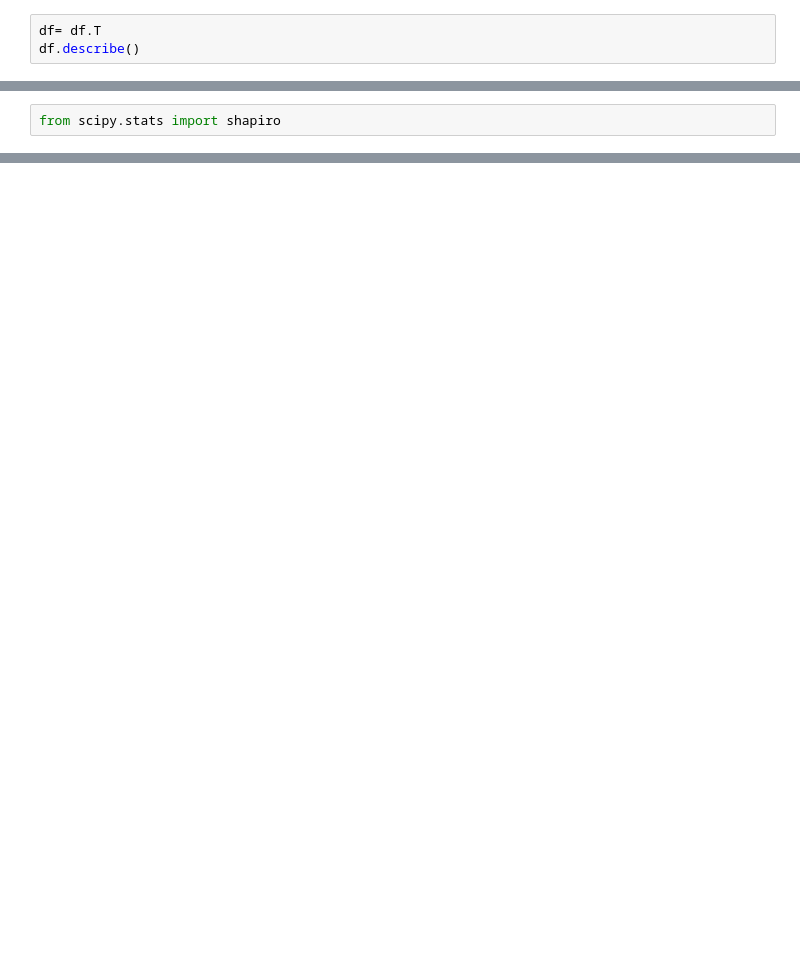
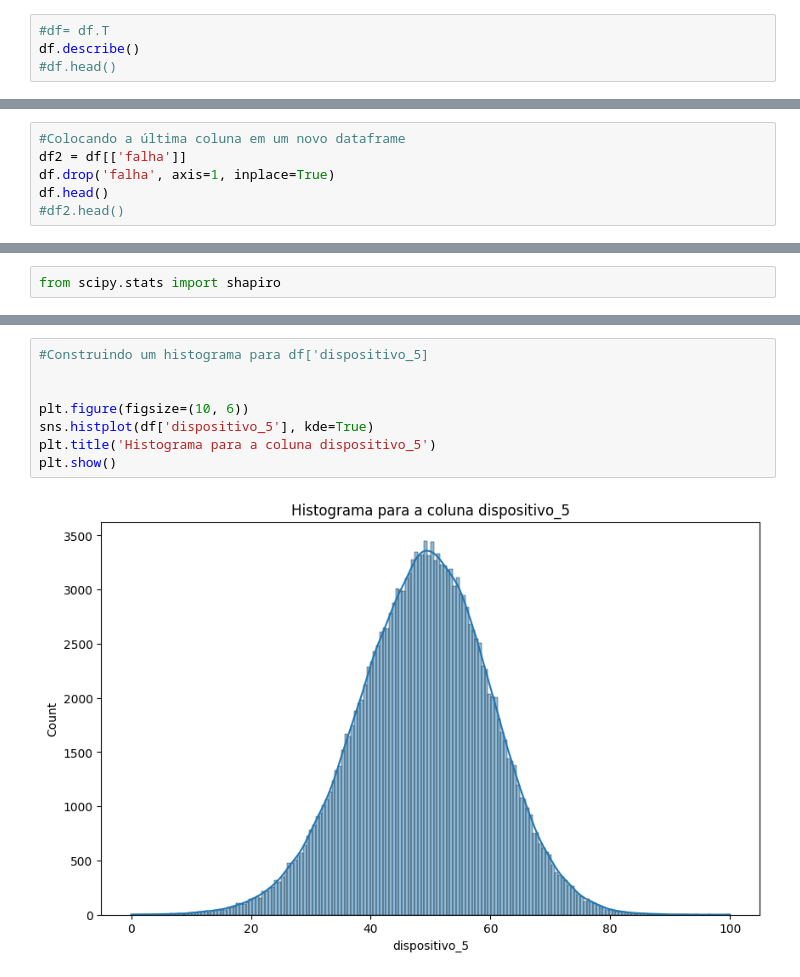
Before and after one commit to MarceloMTM/AI-UNIFEI, a Jupyter notebook: Base de dados Planta de Processo/Analise.ipynb, the cells around one changed output, grey strips where cells are left out. Cells and saved outputs as stored; diff of their text form; blank space fills up the shorter version.

```diff
--- a/Base de dados Planta de Processo/Analise.ipynb
+++ b/Base de dados Planta de Processo/Analise.ipynb
@@ -31,8 +36,9 @@ df.head()
 | 4 | 28.41 | 38.22 | 43.15 | 39.12 | 58.32 | 71.58 | ... |
 5 rows × 51 columns
 # %%
-df= df.T
+#df= df.T
 df.describe()
+#df.head()
 # %% [output]
 |  | dispositivo_1 | dispositivo_2 | dispositivo_3 | dispositivo_4 | dispositivo_5 | dispositivo_6 | ... |
 | count | 172800.000000 | 172800.000000 | 172800.000000 | 172800.000000 | 172800.000000 | 172800.000000 | ... |
@@ -52,3 +59,9 @@ all_equal = counts.eq(counts.iloc[0]).all()
 print(all_equal)
 # %% [output]
 True
+# %%
+#Colocando a última coluna em um novo dataframe
+df2 = df[['falha']]
+df.drop('falha', axis=1, inplace=True)
+df.head()
+#df2.head()
@@ -87,0 +117,10 @@ Amostra não parece Gaussiana (rejeitamos H0)
+# %%
+#Construindo um histograma para df['dispositivo_5]
+
+
+plt.figure(figsize=(10, 6))
+sns.histplot(df['dispositivo_5'], kde=True)
+plt.title('Histograma para a coluna dispositivo_5')
+plt.show()
+# %% [output]
+[figure, added]
```
Also changed, not shown: parts of 11 cells of this notebook.
